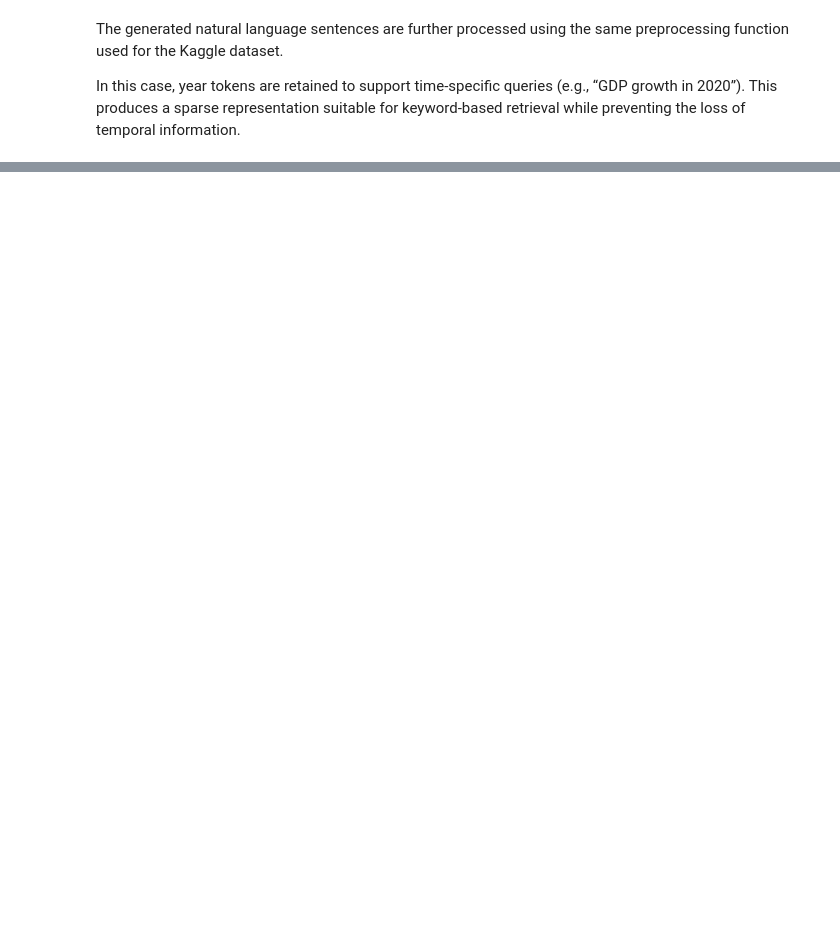
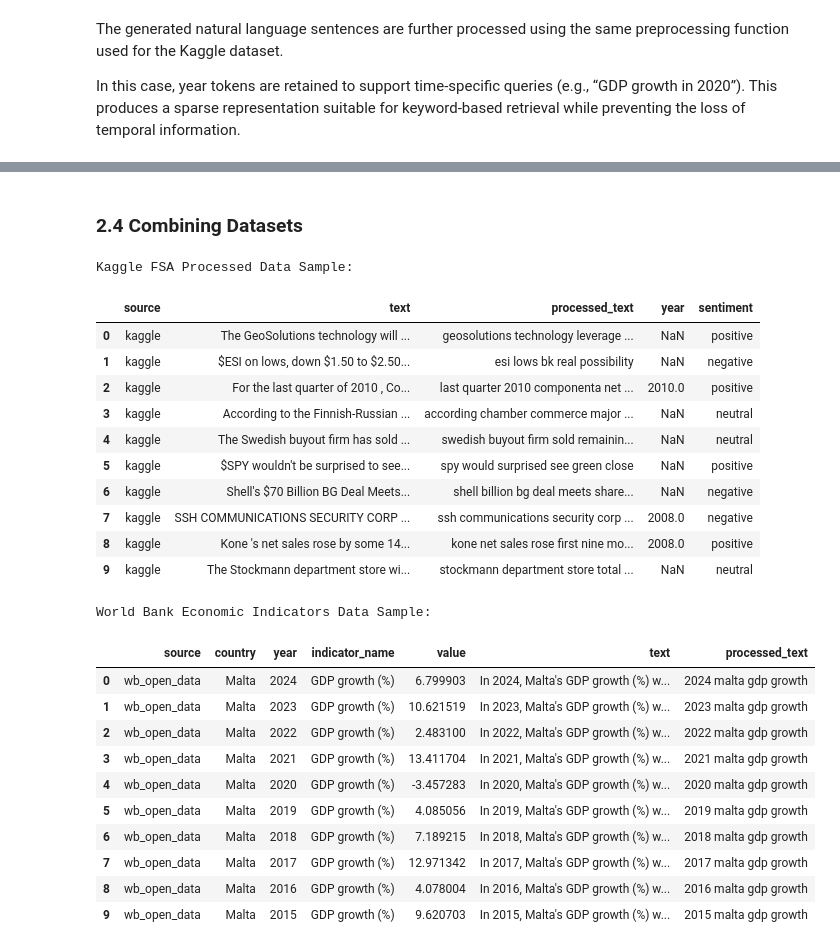
Before and after one commit to DavidF-22/ICS5111-MiningLargeScaleData_Project, a Jupyter notebook: RagAssignment.ipynb, the cells around one changed output, grey strips where cells are left out. Saved outputs shown, nothing was run; the diff lists cells and outputs as text; code cells hidden in the pictures; blank space fills up the shorter version.

```diff
--- a/RagAssignment.ipynb
+++ b/RagAssignment.ipynb
@@ -392,0 +343,32 @@ Final RAG Dataset Sample:
+# %% [markdown]
+### 2.4 Combining Datasets
+# %%
+print("Kaggle FSA Processed Data Sample:")
+display(kaggle_dataset.head(10))
+print("World Bank Economic Indicators Data Sample:")
+display(wb_dataset.head(10))
+# %% [output]
+Kaggle FSA Processed Data Sample:
+|  | source | text | processed_text | year | sentiment |
+| 0 | kaggle | The GeoSolutions technology will ... | geosolutions technology leverage ... | NaN | positive |
+| 1 | kaggle | $ESI on lows, down $1.50 to $2.50... | esi lows bk real possibility | NaN | negative |
+| 2 | kaggle | For the last quarter of 2010 , Co... | last quarter 2010 componenta net ... | 2010.0 | positive |
+| 3 | kaggle | According to the Finnish-Russian ... | according chamber commerce major ... | NaN | neutral |
+| 4 | kaggle | The Swedish buyout firm has sold ... | swedish buyout firm sold remainin... | NaN | neutral |
+| 5 | kaggle | $SPY wouldn't be surprised to see... | spy would surprised see green close | NaN | positive |
+| 6 | kaggle | Shell's $70 Billion BG Deal Meets... | shell billion bg deal meets share... | NaN | negative |
+| 7 | kaggle | SSH COMMUNICATIONS SECURITY CORP ... | ssh communications security corp ... | 2008.0 | negative |
+| 8 | kaggle | Kone 's net sales rose by some 14... | kone net sales rose first nine mo... | 2008.0 | positive |
+| 9 | kaggle | The Stockmann department store wi... | stockmann department store total ... | NaN | neutral |
+World Bank Economic Indicators Data Sample:
+|  | source | country | year | indicator_name | value | text | processed_text |
+| 0 | wb_open_data | Malta | 2024 | GDP growth (%) | 6.799903 | In 2024, Malta's GDP growth (%) w... | 2024 malta gdp growth |
+| 1 | wb_open_data | Malta | 2023 | GDP growth (%) | 10.621519 | In 2023, Malta's GDP growth (%) w... | 2023 malta gdp growth |
+| 2 | wb_open_data | Malta | 2022 | GDP growth (%) | 2.483100 | In 2022, Malta's GDP growth (%) w... | 2022 malta gdp growth |
+| 3 | wb_open_data | Malta | 2021 | GDP growth (%) | 13.411704 | In 2021, Malta's GDP growth (%) w... | 2021 malta gdp growth |
+| 4 | wb_open_data | Malta | 2020 | GDP growth (%) | -3.457283 | In 2020, Malta's GDP growth (%) w... | 2020 malta gdp growth |
+| 5 | wb_open_data | Malta | 2019 | GDP growth (%) | 4.085056 | In 2019, Malta's GDP growth (%) w... | 2019 malta gdp growth |
+| 6 | wb_open_data | Malta | 2018 | GDP growth (%) | 7.189215 | In 2018, Malta's GDP growth (%) w... | 2018 malta gdp growth |
+| 7 | wb_open_data | Malta | 2017 | GDP growth (%) | 12.971342 | In 2017, Malta's GDP growth (%) w... | 2017 malta gdp growth |
+| 8 | wb_open_data | Malta | 2016 | GDP growth (%) | 4.078004 | In 2016, Malta's GDP growth (%) w... | 2016 malta gdp growth |
+| 9 | wb_open_data | Malta | 2015 | GDP growth (%) | 9.620703 | In 2015, Malta's GDP growth (%) w... | 2015 malta gdp growth |
```
Also changed, not shown: parts of 12 cells of this notebook, 3 other files.
